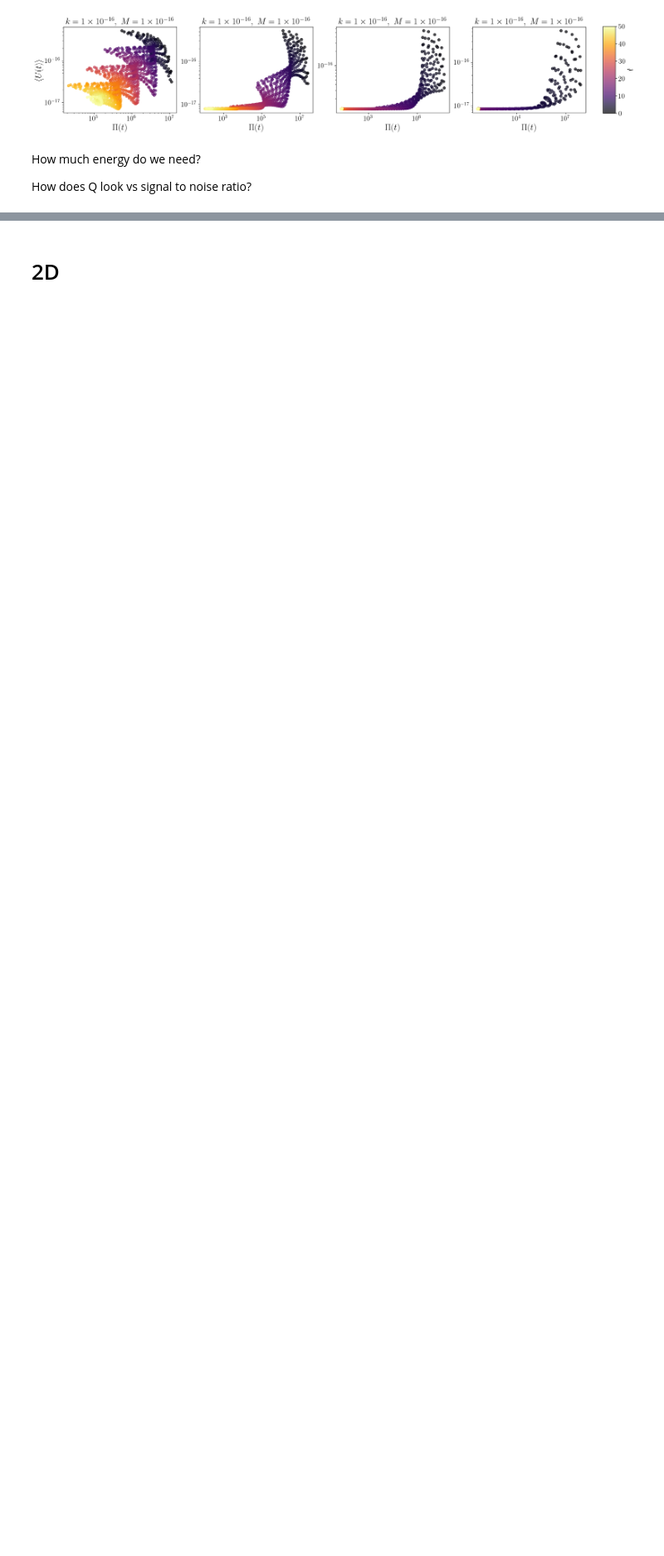
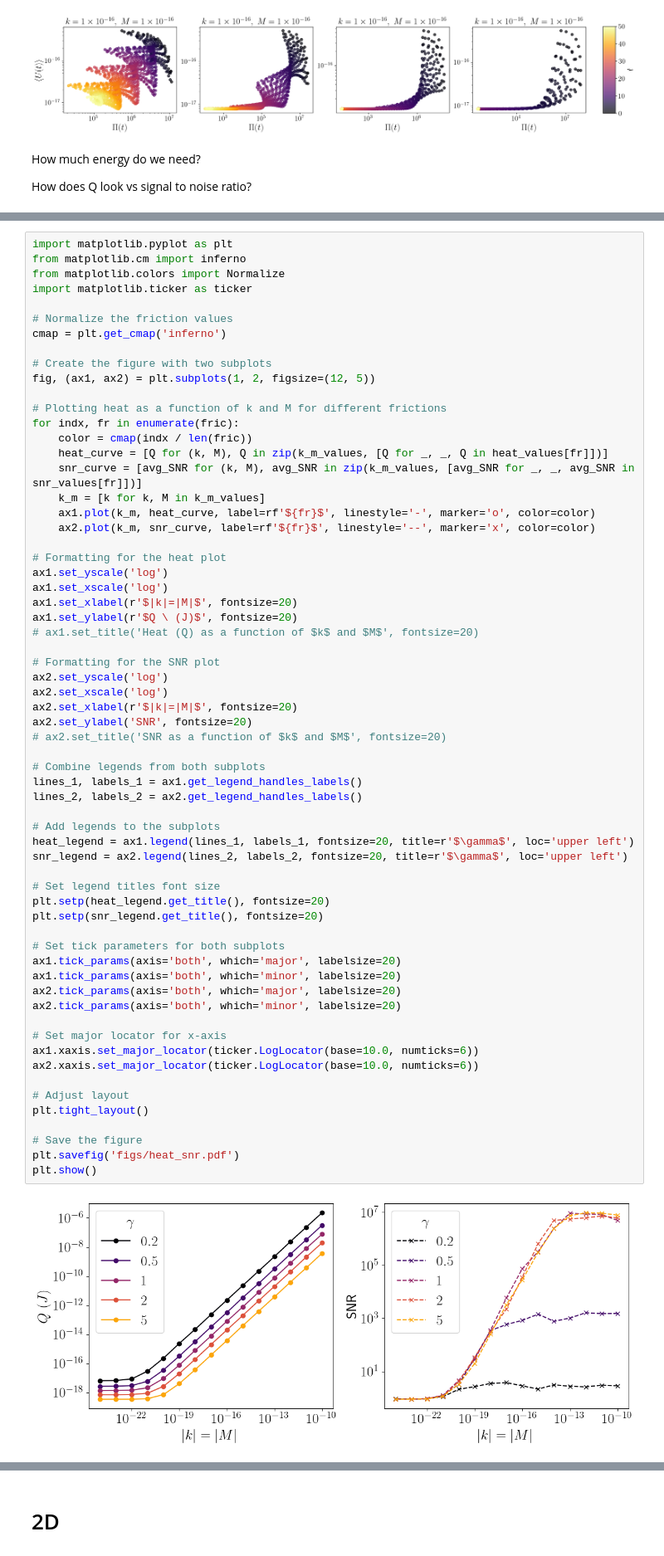
Before and after one commit to bestquark/springs-and-sticks, a Jupyter notebook: speed.ipynb, the cells around one changed output, grey strips where cells are left out. Shown at 83% size. Drawn from its saved outputs; the diff is of its cells as text; blank space fills up the shorter version.

Commit message:
add heat results

```diff
--- a/speed.ipynb
+++ b/speed.ipynb
@@ -319,3 +414,68 @@ How does Q look vs signal to noise ratio?
+# %%
+import matplotlib.pyplot as plt
+from matplotlib.cm import inferno
+from matplotlib.colors import Normalize
+import matplotlib.ticker as ticker
+
+# Normalize the friction values
+cmap = plt.get_cmap('inferno')
+
+# Create the figure with two subplots
+fig, (ax1, ax2) = plt.subplots(1, 2, figsize=(12, 5))
+
+# Plotting heat as a function of k and M for different frictions
+for indx, fr in enumerate(fric):
+    color = cmap(indx / len(fric))
+    heat_curve = [Q for (k, M), Q in zip(k_m_values, [Q for _, _, Q in heat_values[fr]])]
+    snr_curve = [avg_SNR for (k, M), avg_SNR in zip(k_m_values, [avg_SNR for _, _, avg_SNR in snr_values[fr]])]
+    k_m = [k for k, M in k_m_values]
+    ax1.plot(k_m, heat_curve, label=rf'${fr}$', linestyle='-', marker='o', color=color)
+    ax2.plot(k_m, snr_curve, label=rf'${fr}$', linestyle='--', marker='x', color=color)
+
+# Formatting for the heat plot
+ax1.set_yscale('log')
+ax1.set_xscale('log')
+ax1.set_xlabel(r'$|k|=|M|$', fontsize=20)
+ax1.set_ylabel(r'$Q \ (J)$', fontsize=20)
+# ax1.set_title('Heat (Q) as a function of $k$ and $M$', fontsize=20)
+
+# Formatting for the SNR plot
+ax2.set_yscale('log')
+ax2.set_xscale('log')
+ax2.set_xlabel(r'$|k|=|M|$', fontsize=20)
+ax2.set_ylabel('SNR', fontsize=20)
+# ax2.set_title('SNR as a function of $k$ and $M$', fontsize=20)
+
+# Combine legends from both subplots
+lines_1, labels_1 = ax1.get_legend_handles_labels()
+lines_2, labels_2 = ax2.get_legend_handles_labels()
+
+# Add legends to the subplots
+heat_legend = ax1.legend(lines_1, labels_1, fontsize=20, title=r'$\gamma$', loc='upper left')
+snr_legend = ax2.legend(lines_2, labels_2, fontsize=20, title=r'$\gamma$', loc='upper left')
+
+# Set legend titles font size
+plt.setp(heat_legend.get_title(), fontsize=20)
+plt.setp(snr_legend.get_title(), fontsize=20)
+
+# Set tick parameters for both subplots
+ax1.tick_params(axis='both', which='major', labelsize=20)
+ax1.tick_params(axis='both', which='minor', labelsize=20)
+ax2.tick_params(axis='both', which='major', labelsize=20)
+ax2.tick_params(axis='both', which='minor', labelsize=20)
+
+# Set major locator for x-axis
+ax1.xaxis.set_major_locator(ticker.LogLocator(base=10.0, numticks=6))
+ax2.xaxis.set_major_locator(ticker.LogLocator(base=10.0, numticks=6))
+
+# Adjust layout
+plt.tight_layout()
+
+# Save the figure
+plt.savefig('figs/heat_snr.pdf')
+plt.show()
+# %% [output]
+[figure, added]
 # %%
 from scipy import integrate
 
```
Also changed, not shown: parts of 3 cells of this notebook, 3 other files.
